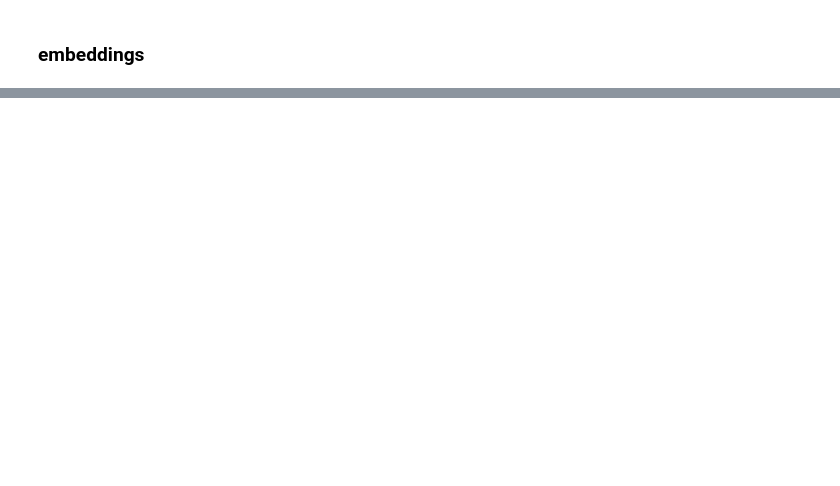
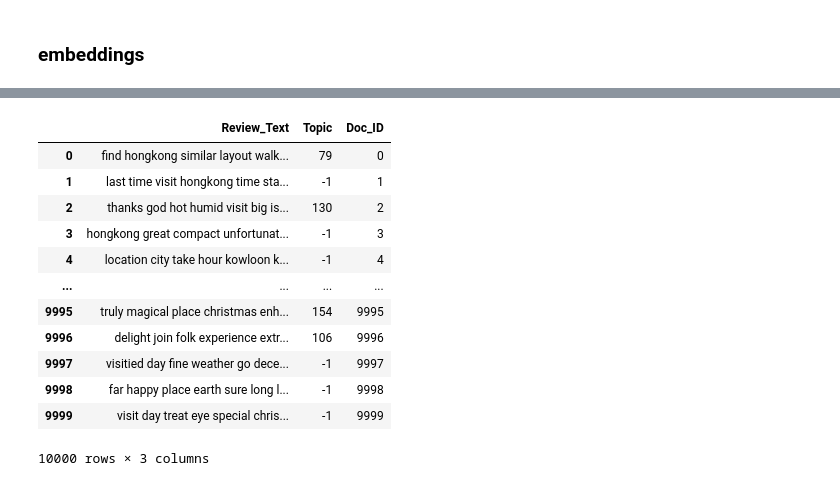
Before and after one commit to aimee0317/topic_modeling_Disney_reviews, a Jupyter notebook: src/NLP_Model.ipynb, the cells around one changed output, grey strips where cells are left out. Drawn from its saved outputs; the diff is of its cells as text; code cells hidden in the pictures; blank space fills up the shorter version.

```diff
--- a/src/NLP_Model.ipynb
+++ b/src/NLP_Model.ipynb
@@ -288,0 +312,20 @@ plt.colorbar()
+# %%
+doc = pd.DataFrame(reviews_clean[0:10000])
+doc['Topic'] = cluster.labels_
+doc['Doc_ID'] = range(len(doc))
+# %%
+doc
+# %% [output]
+|  | Review_Text | Topic | Doc_ID |
+| 0 | find hongkong similar layout walk... | 79 | 0 |
+| 1 | last time visit hongkong time sta... | -1 | 1 |
+| 2 | thanks god hot humid visit big is... | 130 | 2 |
+| 3 | hongkong great compact unfortunat... | -1 | 3 |
+| 4 | location city take hour kowloon k... | -1 | 4 |
+| ... | ... | ... | ... |
+| 9995 | truly magical place christmas enh... | 154 | 9995 |
+| 9996 | delight join folk experience extr... | 106 | 9996 |
+| 9997 | visitied day fine weather go dece... | -1 | 9997 |
+| 9998 | far happy place earth sure long l... | -1 | 9998 |
+| 9999 | visit day treat eye special chris... | -1 | 9999 |
+10000 rows × 3 columns
```
Also changed, not shown: parts of 29 cells of this notebook.
